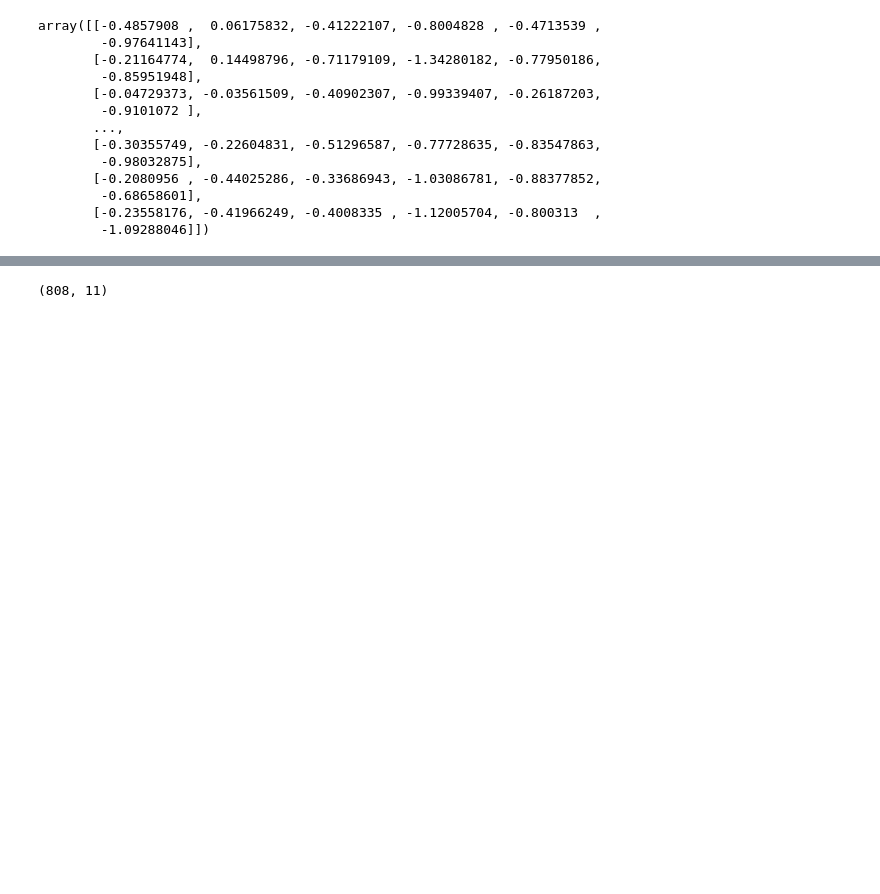
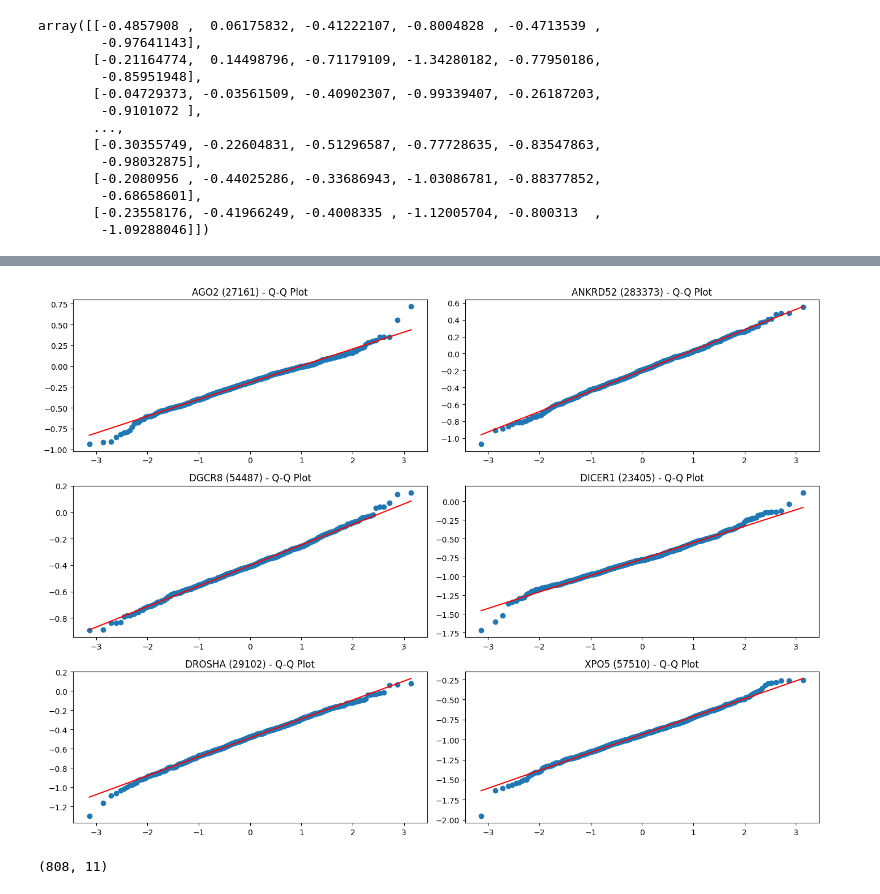
Before and after one commit to panther1427/Bachelorprojekt, a Jupyter notebook: Xavier_DataAnalysis/K1_with_gauss_noise.ipynb, the cells around one changed output, grey strips where cells are left out. Saved outputs shown, nothing was run; the diff lists cells and outputs as text; code cells hidden in the pictures; blank space fills up the shorter version.

```diff
--- a/Xavier_DataAnalysis/K1_with_gauss_noise.ipynb
+++ b/Xavier_DataAnalysis/K1_with_gauss_noise.ipynb
@@ -110,3 +108,28 @@ for i in range(X.shape[1]):
+# %%
+import matplotlib.pyplot as plt
+import scipy.stats as stats
+
+num_plots = X.shape[1]
+columns = columns_of_interest
+
+# Set up a 2x3 grid of subplots
+fig, axes = plt.subplots(3, 2, figsize=(14, 10))
+axes = axes.flatten()  # Flatten to make indexing easier
+
+for i in range(min(num_plots, 6)):  # Limit to 6 plots to fit the 2x3 grid
+    qq = stats.probplot(X[:, i], dist="norm")
+    axes[i].scatter(qq[0][0], qq[0][1])
+    axes[i].plot(qq[0][0], qq[1][0]*qq[0][0] + qq[1][1], c="r")
+    axes[i].set_title(f'{columns[i]} - Q-Q Plot')
+
+# Hide any unused subplots (if less than 6 plots)
+for j in range(num_plots, 6):
+    fig.delaxes(axes[j])
+
+plt.tight_layout()
+plt.show()
+# %% [output]
+[figure, added]
 # %%
 # [np.hstack(X, np.random.random(size = X.shape[0]) for _ in range(5)]
 
```
Also changed, not shown: parts of 2 cells of this notebook, 5 other files.
